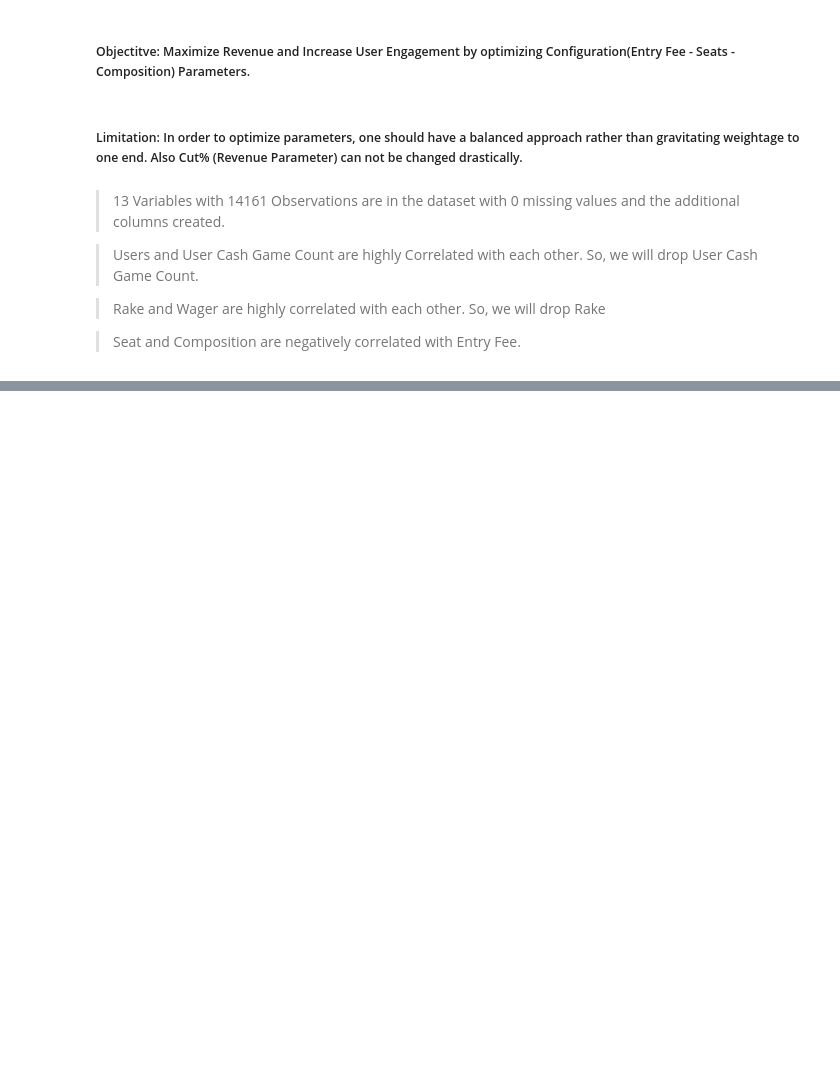
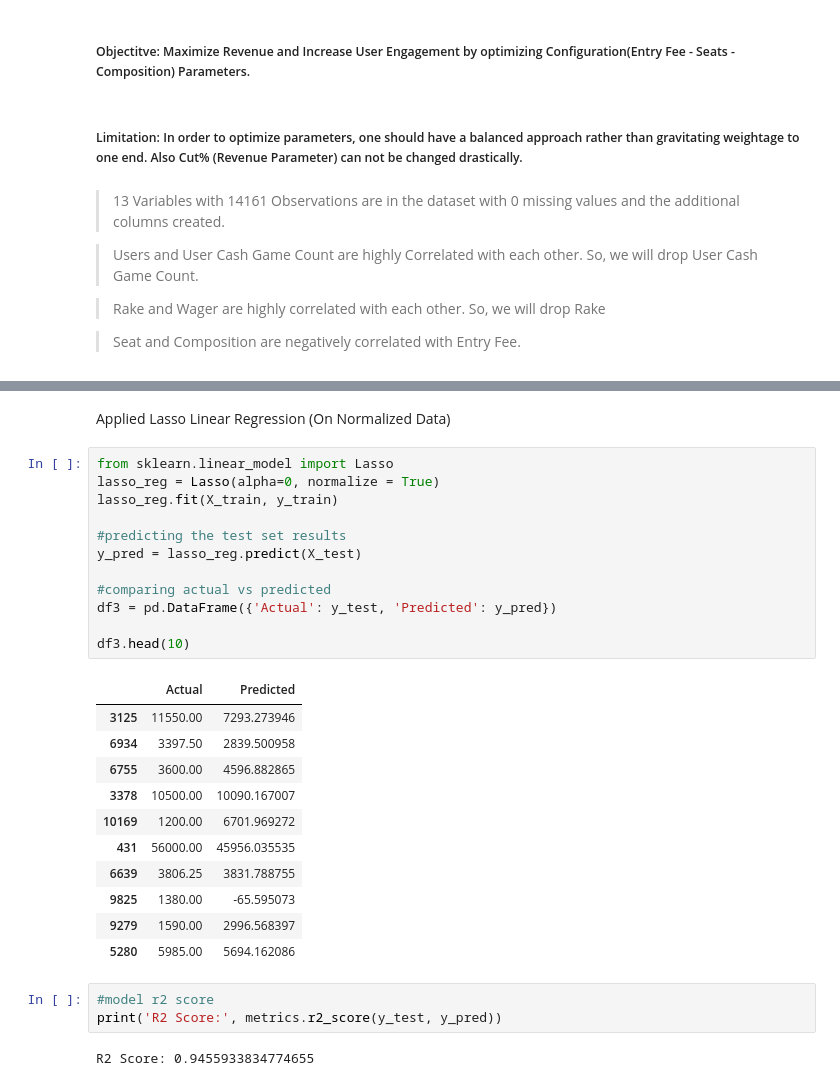
Before and after one commit to probablyvivek/Rummy, a Jupyter notebook: Analysis.ipynb, the cells around one changed output, grey strips where cells are left out. Drawn from its saved outputs; the diff is of its cells as text; blank space fills up the shorter version.

```diff
--- a/Analysis.ipynb
+++ b/Analysis.ipynb
@@ -313,0 +378,31 @@ df2.sort_values(by='Entry Fee', ascending=True)
+# %% [markdown]
+Applied Lasso Linear Regression (On Normalized Data)
+# %%
+from sklearn.linear_model import Lasso
+lasso_reg = Lasso(alpha=0, normalize = True)
+lasso_reg.fit(X_train, y_train)
+
+#predicting the test set results
+y_pred = lasso_reg.predict(X_test)
+
+#comparing actual vs predicted
+df3 = pd.DataFrame({'Actual': y_test, 'Predicted': y_pred})
+
+df3.head(10)
+# %% [output]
+|  | Actual | Predicted |
+| 3125 | 11550.00 | 7293.273946 |
+| 6934 | 3397.50 | 2839.500958 |
+| 6755 | 3600.00 | 4596.882865 |
+| 3378 | 10500.00 | 10090.167007 |
+| 10169 | 1200.00 | 6701.969272 |
+| 431 | 56000.00 | 45956.035535 |
+| 6639 | 3806.25 | 3831.788755 |
+| 9825 | 1380.00 | -65.595073 |
+| 9279 | 1590.00 | 2996.568397 |
+| 5280 | 5985.00 | 5694.162086 |
+# %%
+#model r2 score
+print('R2 Score:', metrics.r2_score(y_test, y_pred))
+# %% [output]
+R2 Score: 0.9455933834774655
```
Also changed, not shown: parts of 10 cells of this notebook.
